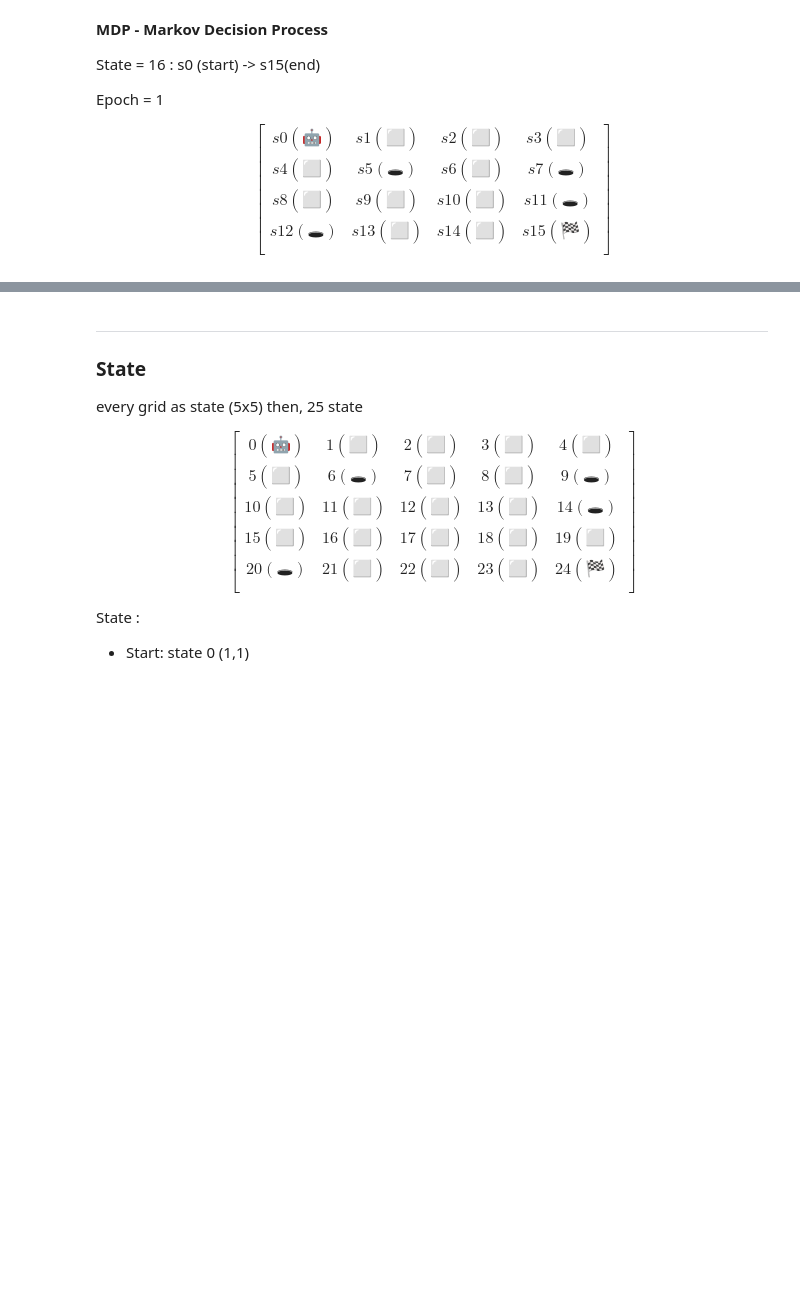
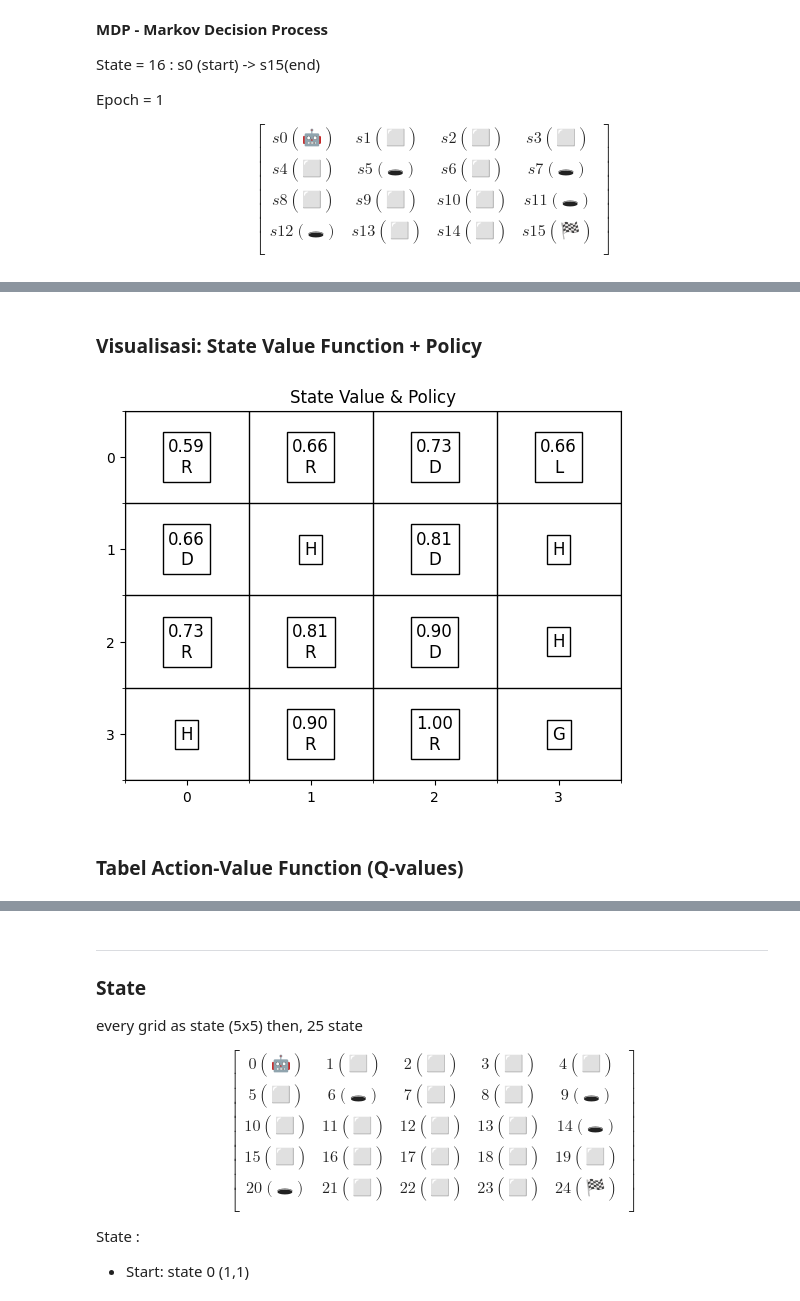
Before and after one commit to Ryanakml/Reinforcement-Learning-Concept-and-Implementation, a Jupyter notebook: RL in Math.ipynb, the cells around one changed output, grey strips where cells are left out. Saved outputs shown, nothing was run; the diff lists cells and outputs as text; code cells hidden in the pictures; blank space fills up the shorter version.

```diff
--- a/RL in Math.ipynb
+++ b/RL in Math.ipynb
@@ -863,0 +754,26 @@ df_contributions
+# %% [markdown]
+### Visualisasi: State Value Function + Policy
+# %%
+def plot_values_and_policy(V, policy, title="State Value & Policy"):
+    fig, ax = plt.subplots()
+    ax.set_title(title)
+    ax.set_xticks(np.arange(4))
+    ax.set_yticks(np.arange(4))
+    ax.invert_yaxis()
+    for i in range(4):
+        for j in range(4):
+            value = V[i][j]
+            action = policy[i][j]
+            text = f"{value:.2f}\n{action}" if grid[i][j] not in ['H', 'G'] else grid[i][j]
+            ax.text(j, i, text, ha='center', va='center', fontsize=12,
+                    bbox=dict(facecolor='white', edgecolor='black'))
+    ax.set_xticks(np.arange(-.5, 4, 1), minor=True)
+    ax.set_yticks(np.arange(-.5, 4, 1), minor=True)
+    ax.grid(which="minor", color="black", linestyle='-', linewidth=1)
+    plt.show()
+
+plot_values_and_policy(V, policy)
+# %% [output]
+[figure, added]
+# %% [markdown]
+### Tabel Action-Value Function (Q-values)
```
Also changed, not shown: parts of 10 cells of this notebook, 1 other file.
